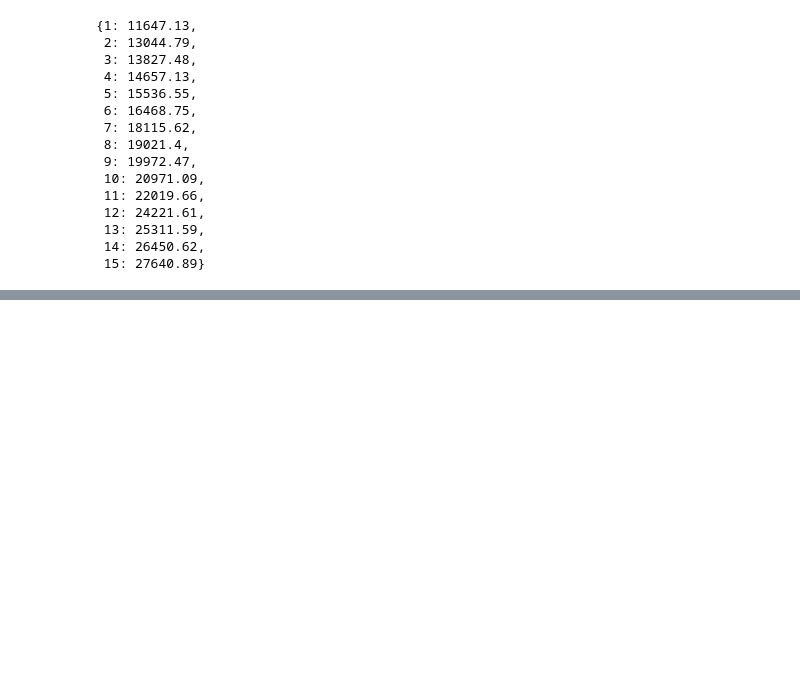
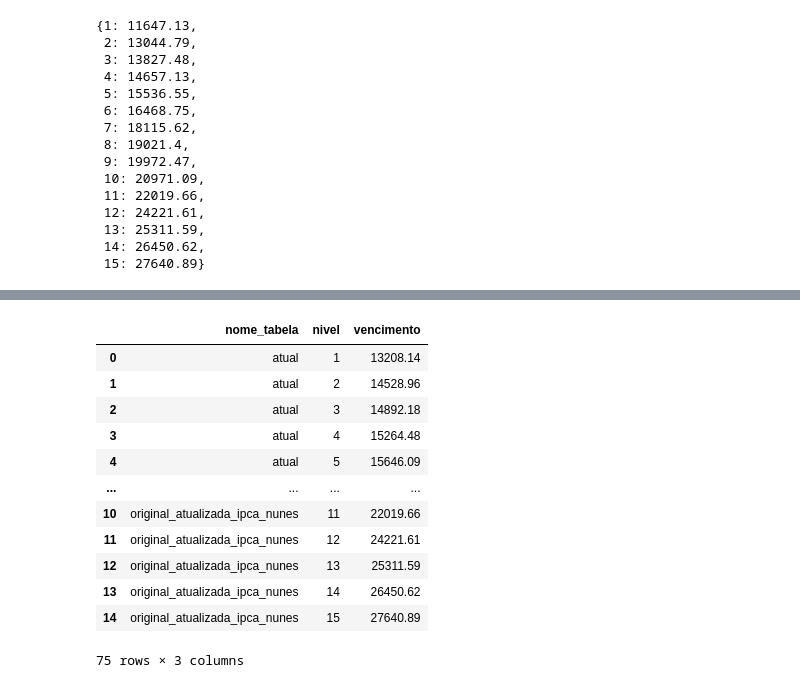
Before and after one commit to h-pgy/estimativa_reajuste_appgg, a Jupyter notebook: calculo_impacto_reajuste.ipynb, the cells around one changed output, grey strips where cells are left out. Saved outputs shown, nothing was run; the diff lists cells and outputs as text; code cells hidden in the pictures; blank space fills up the shorter version.

Commit message:
salvando as tabelas de vencimentos

```diff
--- a/calculo_impacto_reajuste.ipynb
+++ b/calculo_impacto_reajuste.ipynb
@@ -554,3 +554,39 @@ proposta_ipca_nunes.head()
 | 4 | 7840501 | THAIS ROBERTO DA SILVA | APPGG5 | SMDHC | 2017-11-29 | 5 | ... |
 # %%
 proposta_ipca_nunes.to_csv('proposta_ipca_nunes.csv', sep=';')
+# %%
+def tabela_to_pandas(tabela:dict, tabela_name:str):
+
+    dados = []
+    for nivel, val in tabela.items():
+        dados.append([tabela_name, nivel, val])
+
+    return pd.DataFrame(dados, columns = ['nome_tabela', 'nivel', 'vencimento'])
+# %%
+tabelas = {
+    'atual' : tabela_atual,
+    'original' : tabela_original,
+    'amci' : tabela_amci,
+    'original_atualizada_ipca' : tabela_atualizada,
+    'original_atualizada_ipca_nunes' : tabela_atualizada_nunes
+
+}
+# %%
+dfs_tabelas = [tabela_to_pandas(tabela, tabela_name) for tabela_name, tabela in tabelas.items()]
+df_tabelas = pd.concat(dfs_tabelas)
+
+df_tabelas
+# %% [output]
+|  | nome_tabela | nivel | vencimento |
+| 0 | atual | 1 | 13208.14 |
+| 1 | atual | 2 | 14528.96 |
+| 2 | atual | 3 | 14892.18 |
+| 3 | atual | 4 | 15264.48 |
+| 4 | atual | 5 | 15646.09 |
+| ... | ... | ... | ... |
+| 10 | original_atualizada_ipca_nunes | 11 | 22019.66 |
+| 11 | original_atualizada_ipca_nunes | 12 | 24221.61 |
+| 12 | original_atualizada_ipca_nunes | 13 | 25311.59 |
+| 13 | original_atualizada_ipca_nunes | 14 | 26450.62 |
+| 14 | original_atualizada_ipca_nunes | 15 | 27640.89 |
+75 rows × 3 columns
```
Also changed, not shown: parts of 1 cell of this notebook, 1 other file.
